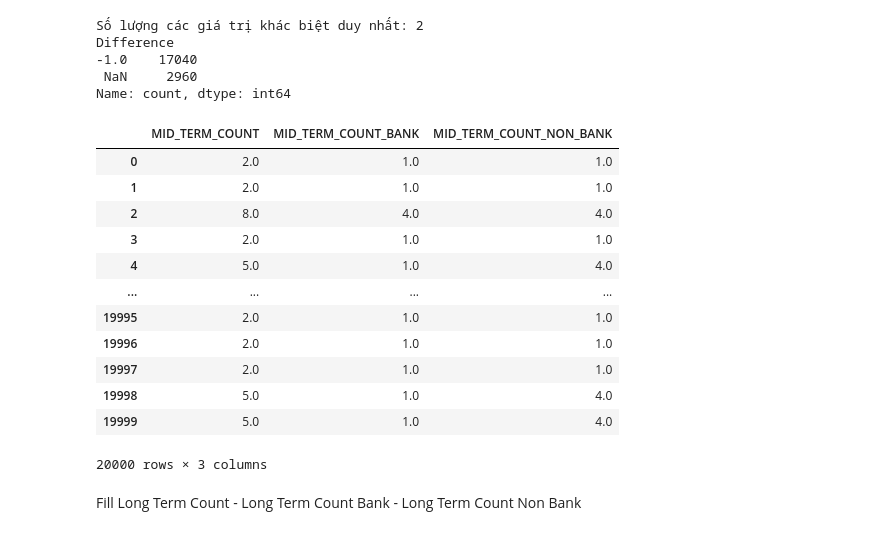
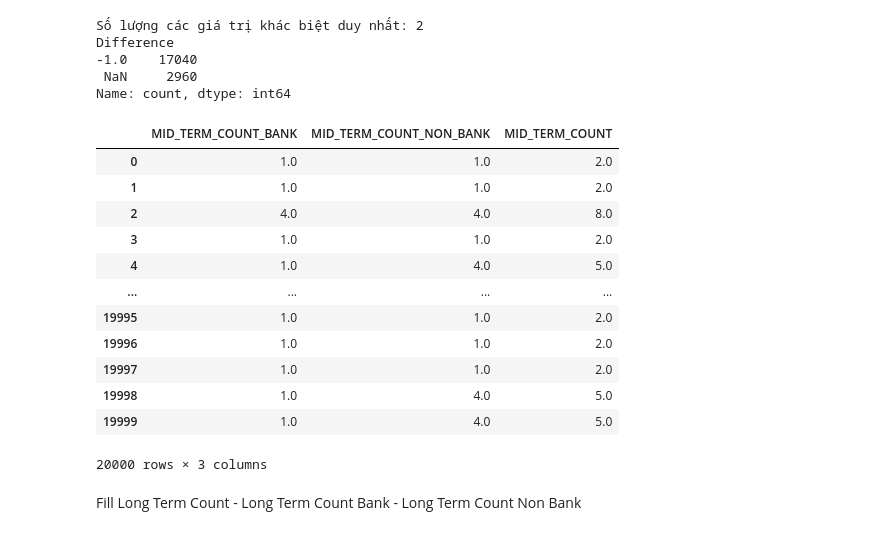
Before and after one commit to BaoVoThuong/Data-Mining-Project, a Jupyter notebook: Model/Preprocessing.ipynb, the cells around one changed output. Cells and saved outputs as stored; diff of their text form; code cells hidden in the pictures.

```diff
--- a/Model/Preprocessing.ipynb
+++ b/Model/Preprocessing.ipynb
@@ -208,25 +237,25 @@ Difference
  NaN     2960
 Name: count, dtype: int64
 # %%
-mid = ['MID_TERM_COUNT', 'MID_TERM_COUNT_BANK', 'MID_TERM_COUNT_NON_BANK']
+mid = [ 'MID_TERM_COUNT_BANK', 'MID_TERM_COUNT_NON_BANK','MID_TERM_COUNT']
 df['MID_TERM_COUNT'] = df['MID_TERM_COUNT'] + 1
 df.loc[(df['MID_TERM_COUNT'].isnull()) & (df['MID_TERM_COUNT_NON_BANK'].notnull()) & (df['MID_TERM_COUNT_BANK'].notnull()), 'MID_TERM_COUNT'] = df['MID_TERM_COUNT_BANK'] + df['MID_TERM_COUNT_NON_BANK']
 df.loc[(df['MID_TERM_COUNT_BANK'].isnull()) & (df['MID_TERM_COUNT_NON_BANK'].notnull()) & (df['MID_TERM_COUNT'].notnull()), 'MID_TERM_COUNT_BANK'] = df['MID_TERM_COUNT'] - df['MID_TERM_COUNT_NON_BANK']
 df.loc[(df['MID_TERM_COUNT_NON_BANK'].isnull()) & (df['MID_TERM_COUNT_BANK'].notnull()) & (df['MID_TERM_COUNT'].notnull()), 'MID_TERM_COUNT_NON_BANK'] = df['MID_TERM_COUNT'] - df['MID_TERM_COUNT_BANK']
 df[mid]
 # %% [output]
-|  | MID_TERM_COUNT | MID_TERM_COUNT_BANK | MID_TERM_COUNT_NON_BANK |
-| 0 | 2.0 | 1.0 | 1.0 |
-| 1 | 2.0 | 1.0 | 1.0 |
-| 2 | 8.0 | 4.0 | 4.0 |
-| 3 | 2.0 | 1.0 | 1.0 |
-| 4 | 5.0 | 1.0 | 4.0 |
+|  | MID_TERM_COUNT_BANK | MID_TERM_COUNT_NON_BANK | MID_TERM_COUNT |
+| 0 | 1.0 | 1.0 | 2.0 |
+| 1 | 1.0 | 1.0 | 2.0 |
+| 2 | 4.0 | 4.0 | 8.0 |
+| 3 | 1.0 | 1.0 | 2.0 |
+| 4 | 1.0 | 4.0 | 5.0 |
 | ... | ... | ... | ... |
-| 19995 | 2.0 | 1.0 | 1.0 |
-| 19996 | 2.0 | 1.0 | 1.0 |
-| 19997 | 2.0 | 1.0 | 1.0 |
-| 19998 | 5.0 | 1.0 | 4.0 |
-| 19999 | 5.0 | 1.0 | 4.0 |
+| 19995 | 1.0 | 1.0 | 2.0 |
+| 19996 | 1.0 | 1.0 | 2.0 |
+| 19997 | 1.0 | 1.0 | 2.0 |
+| 19998 | 1.0 | 4.0 | 5.0 |
+| 19999 | 1.0 | 4.0 | 5.0 |
 20000 rows × 3 columns
 # %% [markdown]
 Fill Long Term Count - Long Term Count Bank - Long Term Count Non Bank
```
Also changed, not shown: parts of 14 cells of this notebook, 3 other files.
